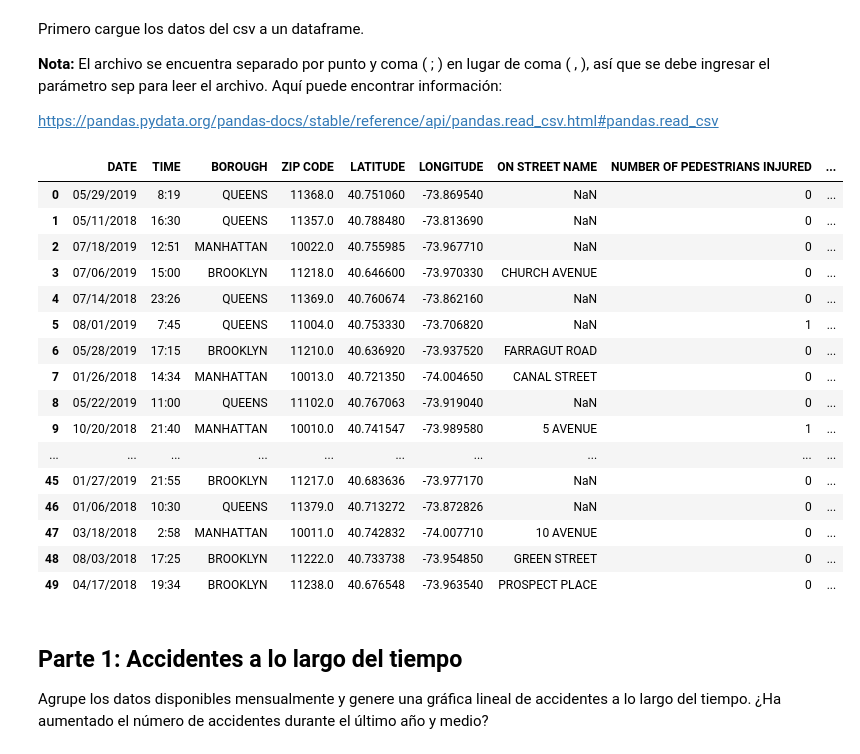
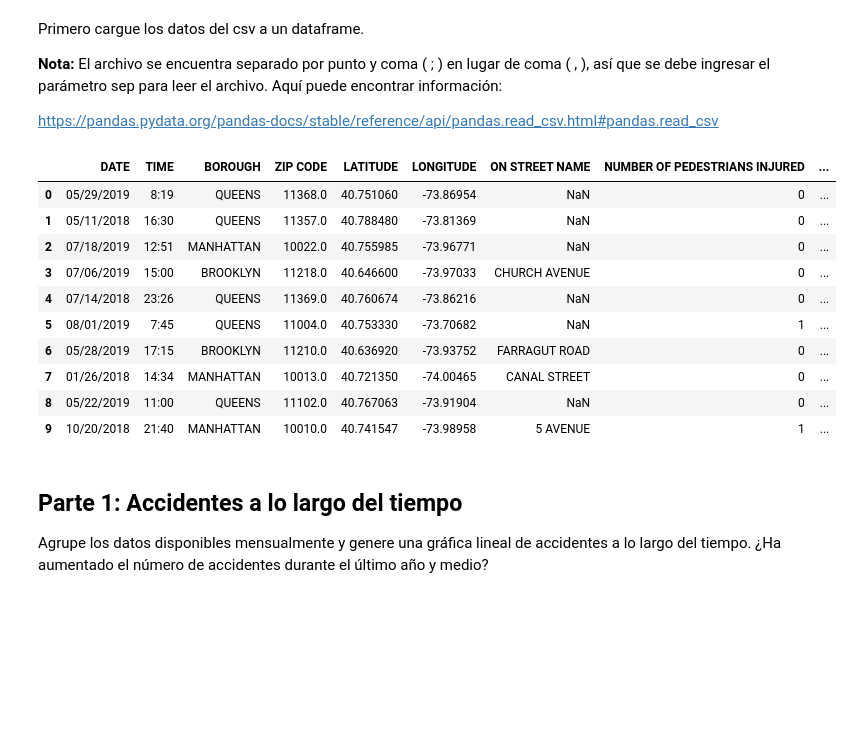
Before and after one commit to hnmelo/MujeresDigitales, a Jupyter notebook: Taller_Semana_4.ipynb, the cells around one changed output. Drawn from its saved outputs; the diff is of its cells as text; code cells hidden in the pictures; blank space fills up the shorter version.

```diff
--- a/Taller_Semana_4.ipynb
+++ b/Taller_Semana_4.ipynb
@@ -64,25 +64,19 @@ https://pandas.pydata.org/pandas-docs/stable/reference/api/pandas.read_csv.html#
 # %%
 # Escriba su código aquí
 df = pd.read_csv('accidents_sample.csv', sep=';')
-df.head(50)
+df.head(10)
 # %% [output]
 |  | DATE | TIME | BOROUGH | ZIP CODE | LATITUDE | LONGITUDE | ON STREET NAME | NUMBER OF PEDESTRIANS INJURED | ... |
-| 0 | 05/29/2019 | 8:19 | QUEENS | 11368.0 | 40.751060 | -73.869540 | NaN | 0 | ... |
-| 1 | 05/11/2018 | 16:30 | QUEENS | 11357.0 | 40.788480 | -73.813690 | NaN | 0 | ... |
-| 2 | 07/18/2019 | 12:51 | MANHATTAN | 10022.0 | 40.755985 | -73.967710 | NaN | 0 | ... |
-| 3 | 07/06/2019 | 15:00 | BROOKLYN | 11218.0 | 40.646600 | -73.970330 | CHURCH AVENUE | 0 | ... |
-| 4 | 07/14/2018 | 23:26 | QUEENS | 11369.0 | 40.760674 | -73.862160 | NaN | 0 | ... |
-| 5 | 08/01/2019 | 7:45 | QUEENS | 11004.0 | 40.753330 | -73.706820 | NaN | 1 | ... |
-| 6 | 05/28/2019 | 17:15 | BROOKLYN | 11210.0 | 40.636920 | -73.937520 | FARRAGUT ROAD | 0 | ... |
-| 7 | 01/26/2018 | 14:34 | MANHATTAN | 10013.0 | 40.721350 | -74.004650 | CANAL STREET | 0 | ... |
-| 8 | 05/22/2019 | 11:00 | QUEENS | 11102.0 | 40.767063 | -73.919040 | NaN | 0 | ... |
-| 9 | 10/20/2018 | 21:40 | MANHATTAN | 10010.0 | 40.741547 | -73.989580 | 5 AVENUE | 1 | ... |
-| ... | ... | ... | ... | ... | ... | ... | ... | ... | ... |
-| 45 | 01/27/2019 | 21:55 | BROOKLYN | 11217.0 | 40.683636 | -73.977170 | NaN | 0 | ... |
-| 46 | 01/06/2018 | 10:30 | QUEENS | 11379.0 | 40.713272 | -73.872826 | NaN | 0 | ... |
-| 47 | 03/18/2018 | 2:58 | MANHATTAN | 10011.0 | 40.742832 | -74.007710 | 10 AVENUE | 0 | ... |
-| 48 | 08/03/2018 | 17:25 | BROOKLYN | 11222.0 | 40.733738 | -73.954850 | GREEN STREET | 0 | ... |
-| 49 | 04/17/2018 | 19:34 | BROOKLYN | 11238.0 | 40.676548 | -73.963540 | PROSPECT PLACE | 0 | ... |
+| 0 | 05/29/2019 | 8:19 | QUEENS | 11368.0 | 40.751060 | -73.86954 | NaN | 0 | ... |
+| 1 | 05/11/2018 | 16:30 | QUEENS | 11357.0 | 40.788480 | -73.81369 | NaN | 0 | ... |
+| 2 | 07/18/2019 | 12:51 | MANHATTAN | 10022.0 | 40.755985 | -73.96771 | NaN | 0 | ... |
+| 3 | 07/06/2019 | 15:00 | BROOKLYN | 11218.0 | 40.646600 | -73.97033 | CHURCH AVENUE | 0 | ... |
+| 4 | 07/14/2018 | 23:26 | QUEENS | 11369.0 | 40.760674 | -73.86216 | NaN | 0 | ... |
+| 5 | 08/01/2019 | 7:45 | QUEENS | 11004.0 | 40.753330 | -73.70682 | NaN | 1 | ... |
+| 6 | 05/28/2019 | 17:15 | BROOKLYN | 11210.0 | 40.636920 | -73.93752 | FARRAGUT ROAD | 0 | ... |
+| 7 | 01/26/2018 | 14:34 | MANHATTAN | 10013.0 | 40.721350 | -74.00465 | CANAL STREET | 0 | ... |
+| 8 | 05/22/2019 | 11:00 | QUEENS | 11102.0 | 40.767063 | -73.91904 | NaN | 0 | ... |
+| 9 | 10/20/2018 | 21:40 | MANHATTAN | 10010.0 | 40.741547 | -73.98958 | 5 AVENUE | 1 | ... |
 # %% [markdown]
 ## Parte 1: Accidentes a lo largo del tiempo
 
```
Also changed, not shown: parts of 5 cells of this notebook.
